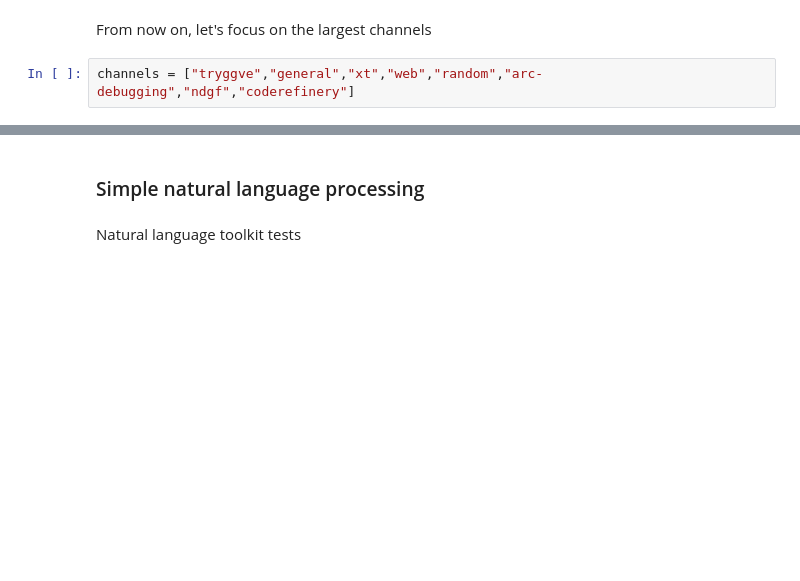
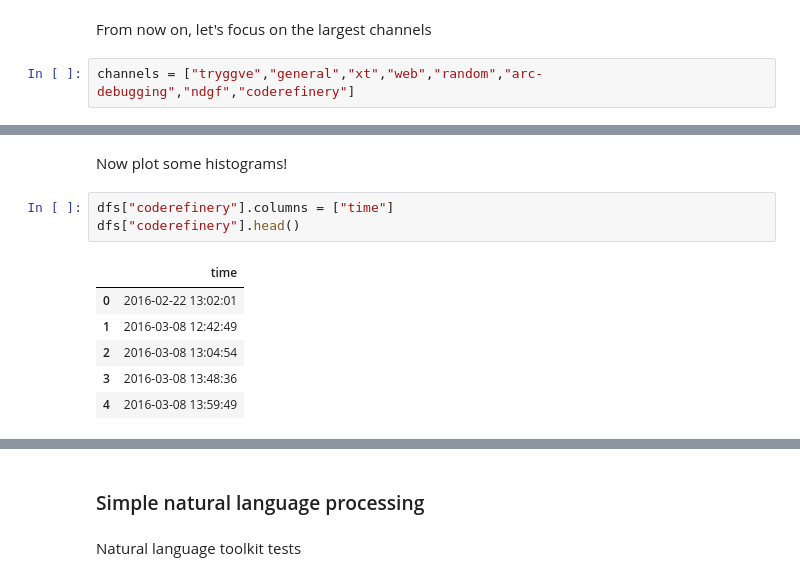
Before and after one commit to coderefinery/ahm18-nlp-slack, a Jupyter notebook: inspect-slacklogs.ipynb, the cells around one changed output, grey strips where cells are left out. Cells and saved outputs as stored; diff of their text form; blank space fills up the shorter version.

```diff
--- a/inspect-slacklogs.ipynb
+++ b/inspect-slacklogs.ipynb
@@ -354,0 +413,12 @@ channels = ["tryggve","general","xt","web","random","arc-debugging","ndgf","code
+# %% [markdown]
+Now plot some histograms!
+# %%
+dfs["coderefinery"].columns = ["time"]
+dfs["coderefinery"].head()
+# %% [output]
+|  | time |
+| 0 | 2016-02-22 13:02:01 |
+| 1 | 2016-03-08 12:42:49 |
+| 2 | 2016-03-08 13:04:54 |
+| 3 | 2016-03-08 13:48:36 |
+| 4 | 2016-03-08 13:59:49 |
```
Also changed, not shown: parts of 7 cells of this notebook.
